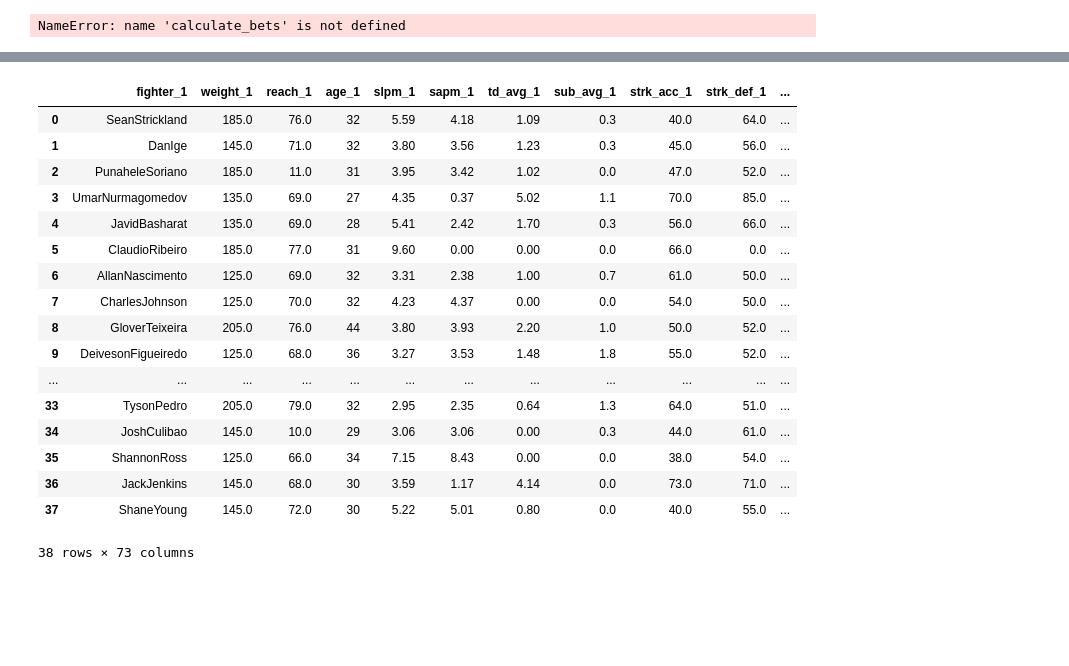
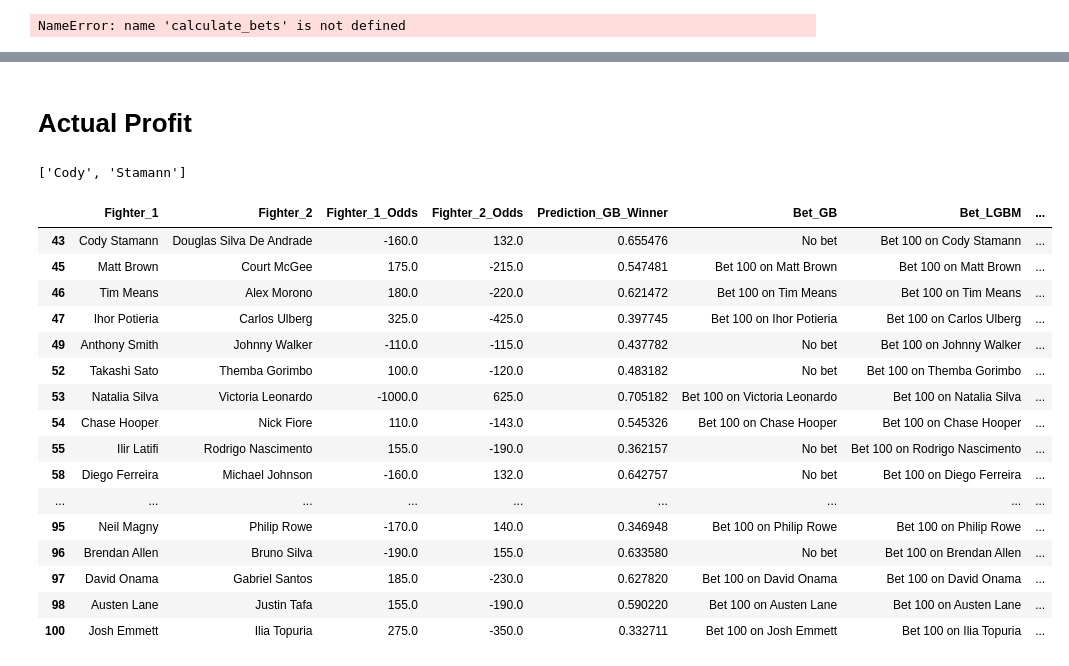
Before and after one commit to hsinger24/UFC-betting, a Jupyter notebook: Results Tracking.ipynb, the cells around one changed output, grey strips where cells are left out. Cells and saved outputs as stored; diff of their text form; code cells hidden in the pictures; blank space fills up the shorter version.

```diff
--- a/Results Tracking.ipynb
+++ b/Results Tracking.ipynb
@@ -669,24 +472,5 @@ rl_data['Predicted_Winner_RL'] = rl_data.Prediction_RL.apply(lambda x: 1 if x[0]
 # Concatenating predictions to above table
 merged = pd.concat([merged, rl_data[['Predicted_Winner_RL']]], axis = 1)
 merged['Accurate_RL'] = merged.apply(lambda x: 1 if x.result_y == x.Predicted_Winner_RL else 0, axis = 1)
-# %%
-merged
-# %% [output]
-|  | fighter_1 | weight_1 | reach_1 | age_1 | slpm_1 | sapm_1 | td_avg_1 | sub_avg_1 | strk_acc_1 | strk_def_1 | ... |
-| 0 | SeanStrickland | 185.0 | 76.0 | 32 | 5.59 | 4.18 | 1.09 | 0.3 | 40.0 | 64.0 | ... |
-| 1 | DanIge | 145.0 | 71.0 | 32 | 3.80 | 3.56 | 1.23 | 0.3 | 45.0 | 56.0 | ... |
-| 2 | PunaheleSoriano | 185.0 | 11.0 | 31 | 3.95 | 3.42 | 1.02 | 0.0 | 47.0 | 52.0 | ... |
-| 3 | UmarNurmagomedov | 135.0 | 69.0 | 27 | 4.35 | 0.37 | 5.02 | 1.1 | 70.0 | 85.0 | ... |
-| 4 | JavidBasharat | 135.0 | 69.0 | 28 | 5.41 | 2.42 | 1.70 | 0.3 | 56.0 | 66.0 | ... |
-| 5 | ClaudioRibeiro | 185.0 | 77.0 | 31 | 9.60 | 0.00 | 0.00 | 0.0 | 66.0 | 0.0 | ... |
-| 6 | AllanNascimento | 125.0 | 69.0 | 32 | 3.31 | 2.38 | 1.00 | 0.7 | 61.0 | 50.0 | ... |
-| 7 | CharlesJohnson | 125.0 | 70.0 | 32 | 4.23 | 4.37 | 0.00 | 0.0 | 54.0 | 50.0 | ... |
-| 8 | GloverTeixeira | 205.0 | 76.0 | 44 | 3.80 | 3.93 | 2.20 | 1.0 | 50.0 | 52.0 | ... |
-| 9 | DeivesonFigueiredo | 125.0 | 68.0 | 36 | 3.27 | 3.53 | 1.48 | 1.8 | 55.0 | 52.0 | ... |
-| ... | ... | ... | ... | ... | ... | ... | ... | ... | ... | ... | ... |
-| 33 | TysonPedro | 205.0 | 79.0 | 32 | 2.95 | 2.35 | 0.64 | 1.3 | 64.0 | 51.0 | ... |
-| 34 | JoshCulibao | 145.0 | 10.0 | 29 | 3.06 | 3.06 | 0.00 | 0.3 | 44.0 | 61.0 | ... |
-| 35 | ShannonRoss | 125.0 | 66.0 | 34 | 7.15 | 8.43 | 0.00 | 0.0 | 38.0 | 54.0 | ... |
-| 36 | JackJenkins | 145.0 | 68.0 | 30 | 3.59 | 1.17 | 4.14 | 0.0 | 73.0 | 71.0 | ... |
-| 37 | ShaneYoung | 145.0 | 72.0 | 30 | 5.22 | 5.01 | 0.80 | 0.0 | 40.0 | 55.0 | ... |
-38 rows × 73 columns
+# %% [markdown]
+# Actual Profit
@@ -692,0 +513,41 @@ merged
+# %%
+# Determining if bet hit - LGBM
+
+bets_lgbm = bets[(bets.Bet_LGBM != 'No Bet') & (bets.Bet_LGBM != 'No bet')]
+
+for index, row in bets_lgbm.iterrows():
+    # Determining predicted winner
+    predicted_winner = row.Bet_LGBM.split()[3:]
+    if len(predicted_winner) == 2:
+        predicted_winner = predicted_winner[0] +  ' ' + predicted_winner[1]
+    else:
+        predicted_winner = predicted_winner[0] +  ' ' + predicted_winner[1] + ' ' + predicted_winner[2]
+    # Determining actual winner
+    if row.Result == 1:
+        winner = row.Fighter_1
+    else:
+        winner = row.Fighter_2
+# %%
+predicted_winner
+# %% [output]
+['Cody', 'Stamann']
+# %%
+bets_lgbm
+# %% [output]
+|  | Fighter_1 | Fighter_2 | Fighter_1_Odds | Fighter_2_Odds | Prediction_GB_Winner | Bet_GB | Bet_LGBM | ... |
+| 43 | Cody Stamann | Douglas Silva De Andrade | -160.0 | 132.0 | 0.655476 | No bet | Bet 100 on Cody Stamann | ... |
+| 45 | Matt Brown | Court McGee | 175.0 | -215.0 | 0.547481 | Bet 100 on Matt Brown | Bet 100 on Matt Brown | ... |
+| 46 | Tim Means | Alex Morono | 180.0 | -220.0 | 0.621472 | Bet 100 on Tim Means | Bet 100 on Tim Means | ... |
+| 47 | Ihor Potieria | Carlos Ulberg | 325.0 | -425.0 | 0.397745 | Bet 100 on Ihor Potieria | Bet 100 on Carlos Ulberg | ... |
+| 49 | Anthony Smith | Johnny Walker | -110.0 | -115.0 | 0.437782 | No bet | Bet 100 on Johnny Walker | ... |
+| 52 | Takashi Sato | Themba Gorimbo | 100.0 | -120.0 | 0.483182 | No bet | Bet 100 on Themba Gorimbo | ... |
+| 53 | Natalia Silva | Victoria Leonardo | -1000.0 | 625.0 | 0.705182 | Bet 100 on Victoria Leonardo | Bet 100 on Natalia Silva | ... |
+| 54 | Chase Hooper | Nick Fiore | 110.0 | -143.0 | 0.545326 | Bet 100 on Chase Hooper | Bet 100 on Chase Hooper | ... |
+| 55 | Ilir Latifi | Rodrigo Nascimento | 155.0 | -190.0 | 0.362157 | No bet | Bet 100 on Rodrigo Nascimento | ... |
+| 58 | Diego Ferreira | Michael Johnson | -160.0 | 132.0 | 0.642757 | No bet | Bet 100 on Diego Ferreira | ... |
+| ... | ... | ... | ... | ... | ... | ... | ... | ... |
+| 95 | Neil Magny | Philip Rowe | -170.0 | 140.0 | 0.346948 | Bet 100 on Philip Rowe | Bet 100 on Philip Rowe | ... |
+| 96 | Brendan Allen | Bruno Silva | -190.0 | 155.0 | 0.633580 | No bet | Bet 100 on Brendan Allen | ... |
+| 97 | David Onama | Gabriel Santos | 185.0 | -230.0 | 0.627820 | Bet 100 on David Onama | Bet 100 on David Onama | ... |
+| 98 | Austen Lane | Justin Tafa | 155.0 | -190.0 | 0.590220 | Bet 100 on Austen Lane | Bet 100 on Austen Lane | ... |
+| 100 | Josh Emmett | Ilia Topuria | 275.0 | -350.0 | 0.332711 | Bet 100 on Josh Emmett | Bet 100 on Ilia Topuria | ... |
```
Also changed, not shown: parts of 12 cells of this notebook, 4 other files.
